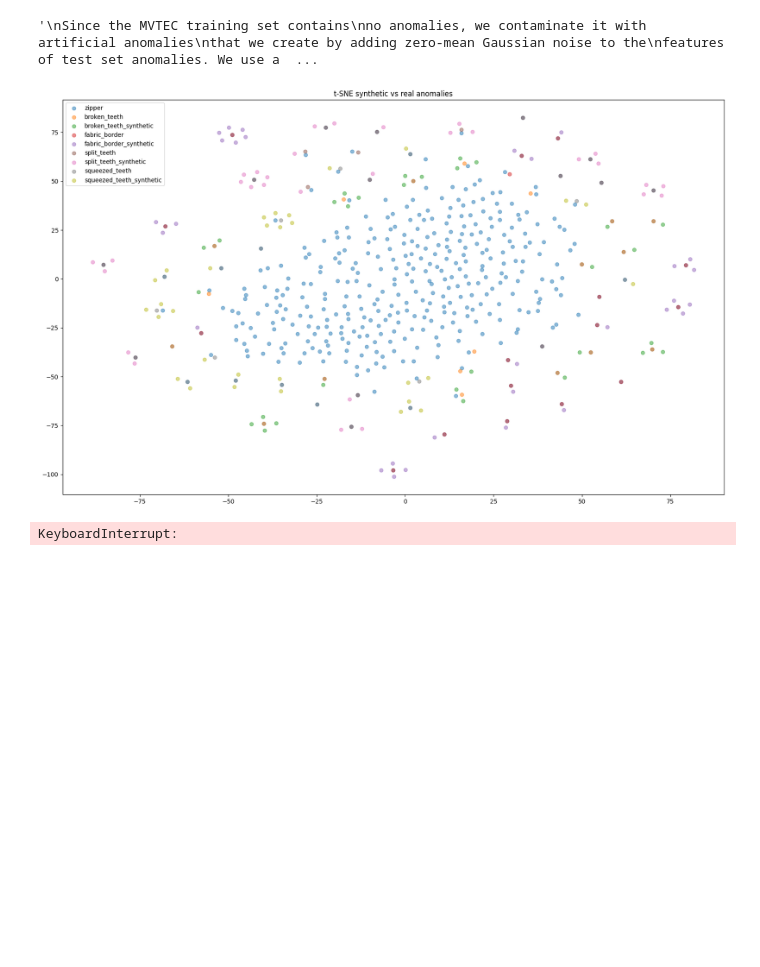
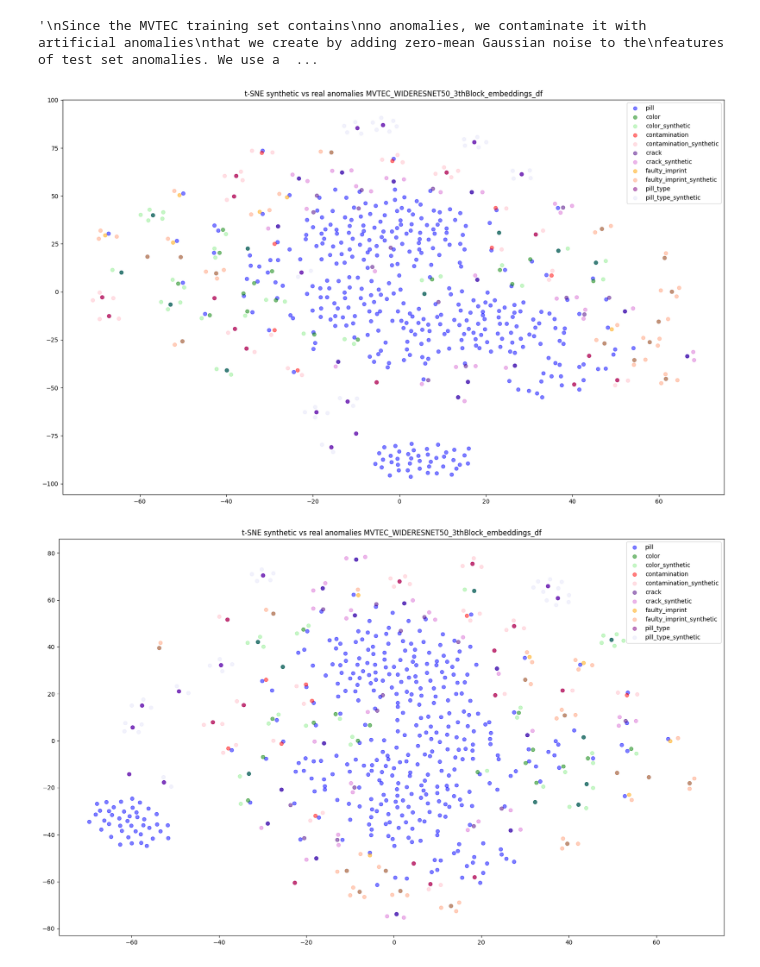
Before and after one commit to buehlpa/MVTec_Visualizer, a Jupyter notebook: workspace/mvtec_WIDERESNET50_syntheticAnomalies.ipynb, the cells around one changed output. Cells and saved outputs as stored; diff of their text form; code cells hidden in the pictures; blank space fills up the shorter version.

```diff
--- a/workspace/mvtec_WIDERESNET50_syntheticAnomalies.ipynb
+++ b/workspace/mvtec_WIDERESNET50_syntheticAnomalies.ipynb
@@ -71,23 +61,28 @@ anomaly_categories = {
     'zipper': ['broken_teeth', 'fabric_border', 'split_teeth', 'squeezed_teeth']
 }
 
-combined_samples,labels,class_list= create_synset_for_class("zipper",df)
+# change class here
+category='pill'
+
+combined_samples,labels,class_list= create_synset_for_class(category,df)
 # %%
 for _ in range(5):
 
     # Apply t-SNE
     tsne = TSNE(n_components=2, perplexity=30, n_iter=1000)#, random_state=0
     reduced_data = tsne.fit_transform(combined_samples)
 
+    colors = ['blue', 'green', 'lightgreen', 'red', 'pink', 'indigo', 'orchid', 'orange', 'lightsalmon', 'purple', 'lavender', 'saddlebrown', 'wheat', 'black', 'gray','olive', 'palegreen']
+
     # Plotting
     plt.figure(figsize=(20, 12))
     # Iterate over each unique label to plot them separately
     for i in range(len(class_list)):
-        plt.scatter(reduced_data[labels == i, 0], reduced_data[labels == i, 1], label=f'{class_list[i]}', alpha=0.5)
+        plt.scatter(reduced_data[labels == i, 0], reduced_data[labels == i, 1], label=f'{class_list[i]}', alpha=0.5,color=colors[i])
 
-    plt.title('t-SNE synthetic vs real anomalies')
+    plt.title(f't-SNE synthetic vs real anomalies {FILENAME}')
     plt.legend()
     plt.show()
 # %% [output]
-[figure, old version]
+[figure, new version]
-KeyboardInterrupt:
+[figure, added]
```
Also changed, not shown: parts of 10 cells of this notebook.
